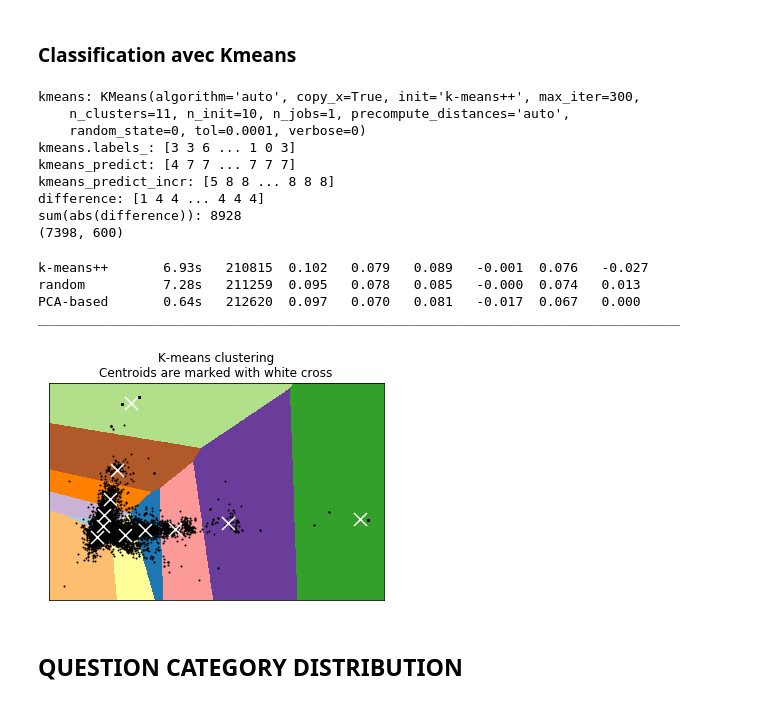
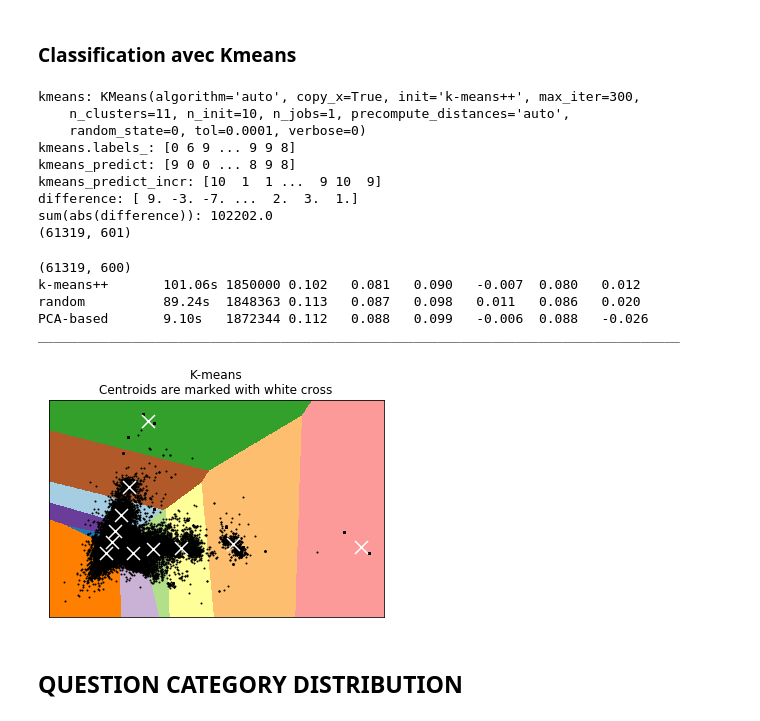
Before and after one commit to Palo-IT/petitext2-NN, a Jupyter notebook: R-NET-new-1/code/R-NET_Question_category_and_Models.ipynb, the cells around one changed output. Cells and saved outputs as stored; diff of their text form; code cells hidden in the pictures.

```diff
--- a/R-NET-new-1/code/R-NET_Question_category_and_Models.ipynb
+++ b/R-NET-new-1/code/R-NET_Question_category_and_Models.ipynb
@@ -790,33 +1010,33 @@ start t-sne
 # %%
 from sklearn.cluster import KMeans
 
-kmeans = KMeans(n_clusters=11, random_state=0).fit(x_train)
+kmeans = KMeans(n_clusters=11, random_state=0).fit(x_cat_train[:,:600])
 print('kmeans:', kmeans)
 print('kmeans.labels_:',kmeans.labels_)
 
-kmeans_predict = kmeans.predict(x_test)
+kmeans_predict = kmeans.predict(x_cat_test[:,:600])
 print('kmeans_predict:',kmeans_predict)
 
 kmeans_predict_incr = kmeans_predict+1
 print('kmeans_predict_incr:',kmeans_predict_incr)
 
 #difference:
-difference = kmeans_predict_incr-x_cat_test
+difference = kmeans_predict_incr-x_cat_test[:,600]
 print('difference:',difference)
 
 print('sum(abs(difference)):',sum(abs(difference)))
 
-print(x_train.shape)
+print(x_cat_train.shape)
 # %% [output]
 kmeans: KMeans(algorithm='auto', copy_x=True, init='k-means++', max_iter=300,
     n_clusters=11, n_init=10, n_jobs=1, precompute_distances='auto',
     random_state=0, tol=0.0001, verbose=0)
-kmeans.labels_: [3 3 6 ... 1 0 3]
-kmeans_predict: [4 7 7 ... 7 7 7]
-kmeans_predict_incr: [5 8 8 ... 8 8 8]
-difference: [1 4 4 ... 4 4 4]
-sum(abs(difference)): 8928
-(7398, 600)
+kmeans.labels_: [0 6 9 ... 9 9 8]
+kmeans_predict: [9 0 0 ... 8 9 8]
+kmeans_predict_incr: [10  1  1 ...  9 10  9]
+difference: [ 9. -3. -7. ...  2.  3.  1.]
+sum(abs(difference)): 102202.0
+(61319, 601)
 # %%
 
 from time import time
@@ -833,36 +1053,38 @@ n_class = 11
 
 sample_size = 7000
 
+print(x_cat_train[:,:600].shape)
+
 def bench_k_means(estimator, name, data):
     t0 = time()
     estimator.fit(data)
     print('%-9s\t%.2fs\t%i\t%.3f\t%.3f\t%.3f\t%.3f\t%.3f\t%.3f'
           % (name, (time() - t0), estimator.inertia_,
-             metrics.homogeneity_score(x_cat_train, estimator.labels_),
-             metrics.completeness_score(x_cat_train, estimator.labels_),
-             metrics.v_measure_score(x_cat_train, estimator.labels_),
-             metrics.adjusted_rand_score(x_cat_train, estimator.labels_),
-             metrics.adjusted_mutual_info_score(x_cat_train,  estimator.labels_),
+             metrics.homogeneity_score(x_cat_train[:,600], estimator.labels_),
+             metrics.completeness_score(x_cat_train[:,600], estimator.labels_),
+             metrics.v_measure_score(x_cat_train[:,600], estimator.labels_),
+             metrics.adjusted_rand_score(x_cat_train[:,600], estimator.labels_),
+             metrics.adjusted_mutual_info_score(x_cat_train[:,600],  estimator.labels_),
              metrics.silhouette_score(data, estimator.labels_,
                                       metric='euclidean',
                                       sample_size=sample_size)))
 
-bench_k_means(KMeans(init='k-means++', n_clusters=n_class, n_init=10),name="k-means++", data=x_train)
+bench_k_means(KMeans(init='k-means++', n_clusters=n_class, n_init=10),name="k-means++", data=x_cat_train[:,:600])
 
-bench_k_means(KMeans(init='random', n_clusters=n_class, n_init=10),name="random", data=x_train)
+bench_k_means(KMeans(init='random', n_clusters=n_class, n_init=10),name="random", data=x_cat_train[:,:600])
 
 # in this case the seeding of the centers is deterministic, hence we run the
 # kmeans algorithm only once with n_init=1
-pca = PCA(n_components=n_class).fit(x_train)
+pca = PCA(n_components=n_class).fit(x_cat_train[:,:600])
 bench_k_means(KMeans(init=pca.components_, n_clusters=n_class, n_init=1),
               name="PCA-based",
-              data=x_train)
+              data=x_cat_train[:,:600])
 print(82 * '_')
 
 # #############################################################################
 # Visualize the results on PCA-reduced data
 
-reduced_data = PCA(n_components=2).fit_transform(x_train)
+reduced_data = PCA(n_components=2).fit_transform(x_cat_train[:,:600])
 kmeans = KMeans(init='k-means++', n_clusters=n_class, n_init=10)
 kmeans.fit(reduced_data)
 
@@ -873,38 +1095,43 @@ h = .02     # point in the mesh [x_min, x_max]x[y_min, y_max].
 x_min, x_max = reduced_data[:, 0].min() - 1, reduced_data[:, 0].max() + 1
 y_min, y_max = reduced_data[:, 1].min() - 1, reduced_data[:, 1].max() + 1
 xx, yy = np.meshgrid(np.arange(x_min, x_max, h), np.arange(y_min, y_max, h))
 
 # Obtain labels for each point in mesh. Use last trained model.
 Z = kmeans.predict(np.c_[xx.ravel(), yy.ravel()])
 
 # Put the result into a color plot
 Z = Z.reshape(xx.shape)
 plt.figure(1)
 plt.clf()
 plt.imshow(Z, interpolation='nearest',
            extent=(xx.min(), xx.max(), yy.min(), yy.max()),
            cmap=plt.cm.Paired,
            aspect='auto', origin='lower')
 
 plt.plot(reduced_data[:, 0], reduced_data[:, 1], 'k.', markersize=2)
 # Plot the centroids as a white X
 centroids = kmeans.cluster_centers_
 plt.scatter(centroids[:, 0], centroids[:, 1],
             marker='x', s=169, linewidths=3,
             color='w', zorder=10)
-plt.title('K-means clustering\n'
+plt.title('K-means\n'
           'Centroids are marked with white cross')
 plt.xlim(x_min, x_max)
 plt.ylim(y_min, y_max)
 plt.xticks(())
 plt.yticks(())
+
+# plt.savefig('r-net_kmeans_ques-cat_{}'.format(data_type_dev))
+plt.savefig('r-net_kmeans_ques-cat_{}'.format(data_type_train))
+
 plt.show()
 # %% [output]
-k-means++       6.93s   210815  0.102   0.079   0.089   -0.001  0.076   -0.027
-random          7.28s   211259  0.095   0.078   0.085   -0.000  0.074   0.013
-PCA-based       0.64s   212620  0.097   0.070   0.081   -0.017  0.067   0.000
+(61319, 600)
+k-means++       101.06s 1850000 0.102   0.081   0.090   -0.007  0.080   0.012
+random          89.24s  1848363 0.113   0.087   0.098   0.011   0.086   0.020
+PCA-based       9.10s   1872344 0.112   0.088   0.099   -0.006  0.088   -0.026
 __________________________________________________________________________________
-[figure, old version]
+[figure, new version]
 # %% [markdown]
 ## QUESTION CATEGORY DISTRIBUTION
 # %%
```
Also changed, not shown: parts of 33 cells of this notebook.
